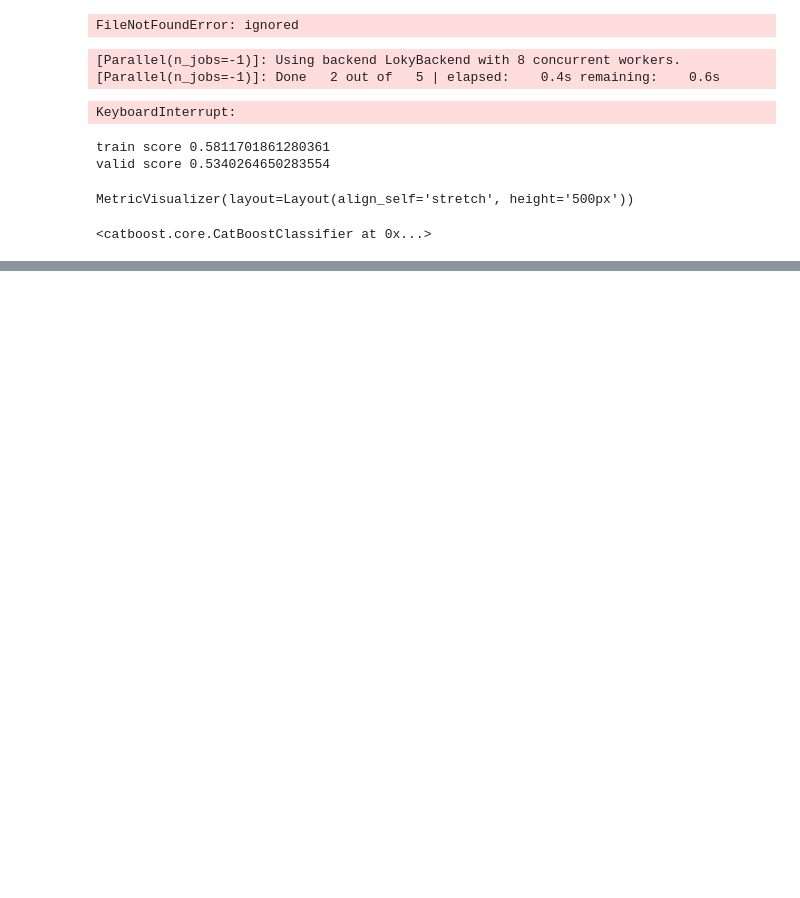
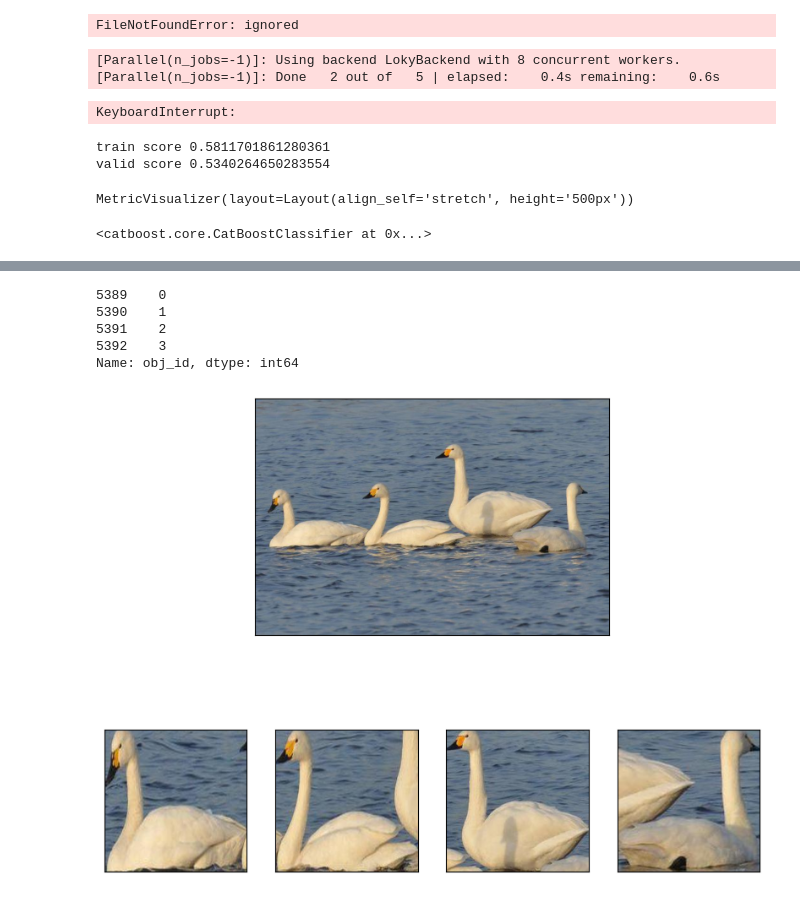
Before and after one commit to vladik-pwnz/hackCBreakthrough, a Jupyter notebook: ml_classifier.ipynb, the cells around one changed output, grey strips where cells are left out. Cells and saved outputs as stored; diff of their text form; code cells hidden in the pictures; blank space fills up the shorter version.

```diff
--- a/ml_classifier.ipynb
+++ b/ml_classifier.ipynb
@@ -178,0 +178,6 @@ None
+# %%
+master_path = 'images/1958951077.jpg'
+master_img = Image.open(
+    '/Users/samedi/Downloads/train_dataset_Минприроды/maliy/images/1958951077.jpg')
+path_df = pd.read_csv('/Users/samedi/Downloads/all_annotation.csv')
+path_df.head()
@@ -178,0 +191,37 @@ None
+# %%
+sup_ids = path_df[path_df['path_img']==master_path.replace('/','\\')]['obj_id']
+sup_ids.head()
+# %% [output]
+5389    0
+5390    1
+5391    2
+5392    3
+Name: obj_id, dtype: int64
+# %%
+imgs = []
+for ind, row in sup_ids.iteritems():
+    imgs.append(np.asarray(Image.open(os.path.join('/Users/samedi/Downloads/train','maliy','1958951077_id'+str(row)+'.jpg'))))
+# %%
+import matplotlib.pyplot as plt
+plt.figure(figsize=(10,8))
+plt.subplot(211)
+plt.imshow(np.asarray(master_img))
+plt.tick_params('both',which='both',left=False,right=False,top=False,bottom=False,labelbottom=False,labelleft=False)
+
+plt.subplot(245)
+plt.imshow(imgs[0])
+plt.tick_params('both',which='both',left=False,right=False,top=False,bottom=False,labelbottom=False,labelleft=False)
+
+plt.subplot(246)
+plt.imshow(imgs[1])
+plt.tick_params('both',which='both',left=False,right=False,top=False,bottom=False,labelbottom=False,labelleft=False)
+
+plt.subplot(247)
+plt.imshow(imgs[2])
+plt.tick_params('both',which='both',left=False,right=False,top=False,bottom=False,labelbottom=False,labelleft=False)
+
+plt.subplot(248)
+plt.imshow(imgs[3])
+plt.tick_params('both',which='both',left=False,right=False,top=False,bottom=False,labelbottom=False,labelleft=False)
+# %% [output]
+[figure, added]
```
Also changed, not shown: parts of 3 cells of this notebook.
